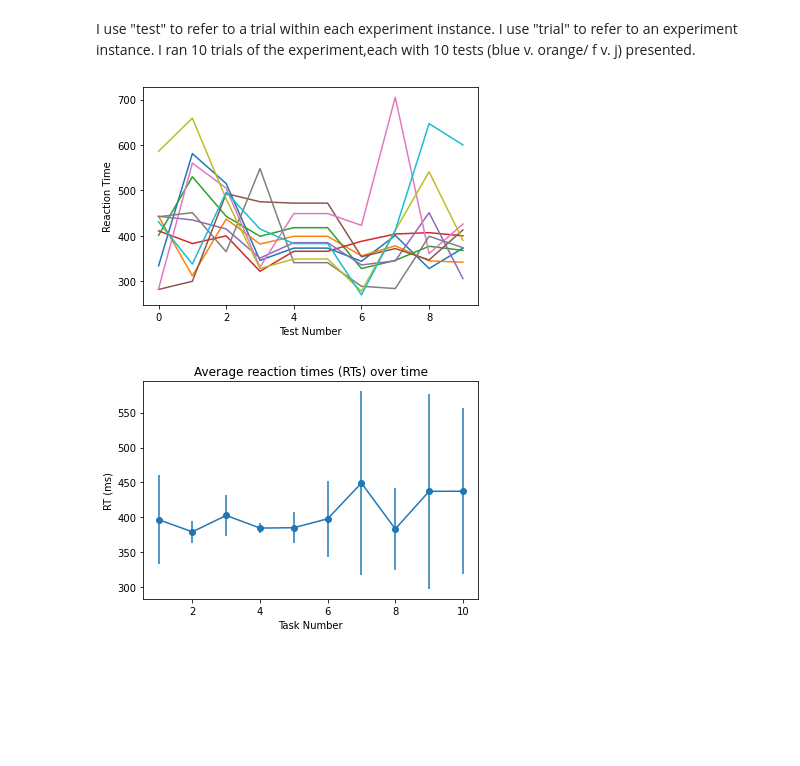
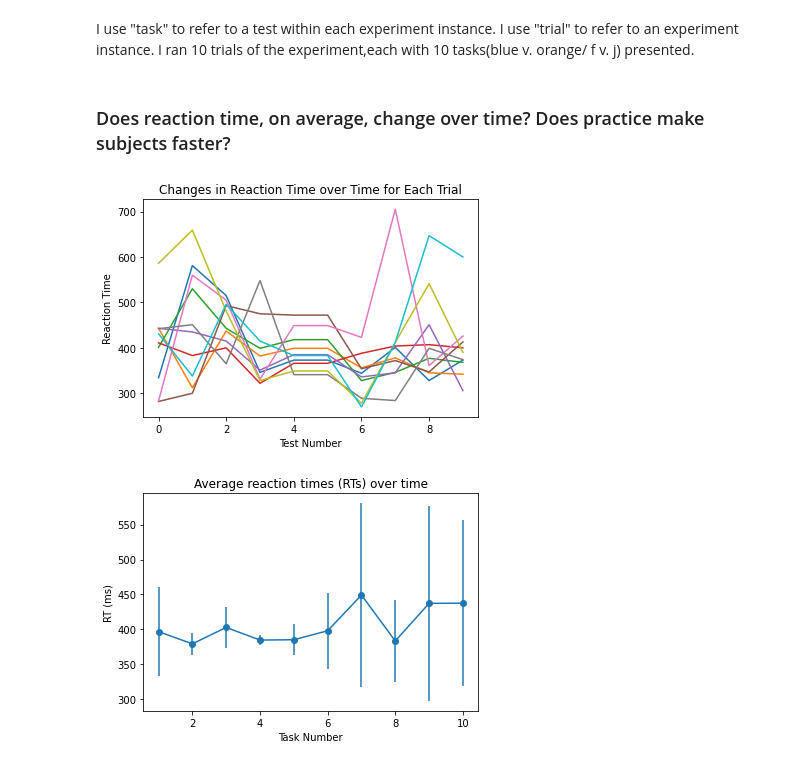
Before and after one commit to nibhaakireddy/ruby-neurotech, a Jupyter notebook: Ruby Neurotech - jsPsych Reaction Time Experiment.ipynb, the cells around one changed output. Cells and saved outputs as stored; diff of their text form; code cells hidden in the pictures; blank space fills up the shorter version.

```diff
--- a/Ruby Neurotech - jsPsych Reaction Time Experiment.ipynb
+++ b/Ruby Neurotech - jsPsych Reaction Time Experiment.ipynb
@@ -4,7 +4,7 @@ import numpy as np
 %matplotlib inline
 import matplotlib.pyplot as plt
 # %% [markdown]
-I use "test" to refer to a trial within each experiment instance. I use "trial" to refer to an experiment instance. I ran 10 trials of the experiment,each with 10 tests (blue v. orange/ f v. j) presented.
+I use "task" to refer to a test within each experiment instance. I use "trial" to refer to an experiment instance. I ran 10 trials of the experiment,each with 10 tasks(blue v. orange/ f v. j) presented.
 # %%
 path_base = 'data/trial_'
 num_trials = 10
@@ -16,33 +16,35 @@ for file_num in range(1,num_trials+1):
     response_data = response_data.loc[:,['time_elapsed','rt','response','correct_response','correct']]
     agg_data.append(response_data)
 
-tests_per_trial = len(agg_data[0].loc[:,'rt'])
+tasks_per_trial = len(agg_data[0].loc[:,'rt'])
+# %% [markdown]
+### Does reaction time, on average, change over time? Does practice make subjects faster?
 # %%
-rts = np.empty([num_trials, tests_per_trial])
+rts = np.empty([num_trials, tasks_per_trial])
 correct_rts = []
 incorr_rts = []
-color_trials = np.empty([num_trials, tests_per_trial])
+color_trials = np.empty([num_trials, tasks_per_trial])
+acc_mat = np.empty(rts.shape)
 
 for i in range(num_trials):
     data = agg_data[i]
 
     rts[i,:] = np.asarray(data.loc[:,'rt'])
+    acc_mat[i,:] = np.asarray(data.loc[:,'correct'])
     color_trials[i,:] = np.asarray(data.loc[:,'correct_response']=='j') #f = 0 = blue, j = 1 = orange
     correct_trials = data[data['correct']]
     incorr_trials = data[data['correct'] == False]
     correct_rts += list(correct_trials.loc[:,'rt'])
     incorr_rts += list(incorr_trials.loc[:,'rt'])
 
-plt.figure()
-plt.subplot(121)
+
 plt.plot(rts)
+plt.title('Changes in Reaction Time over Time for Each Trial')
 plt.xlabel('Test Number')
 plt.ylabel('Reaction Time')
-plt.show('Changes in Reaction Time over Time for Each Trial')
-plt.subplot(122)
-plt.plto
+plt.show()
 # %% [output]
-[figure, old version]
+[figure, new version]
 # %%
 # reaction times over time (w error bars)
 rt_means = np.mean(rts,0)
```
Also changed, not shown: parts of 16 cells of this notebook, 1 other file.
